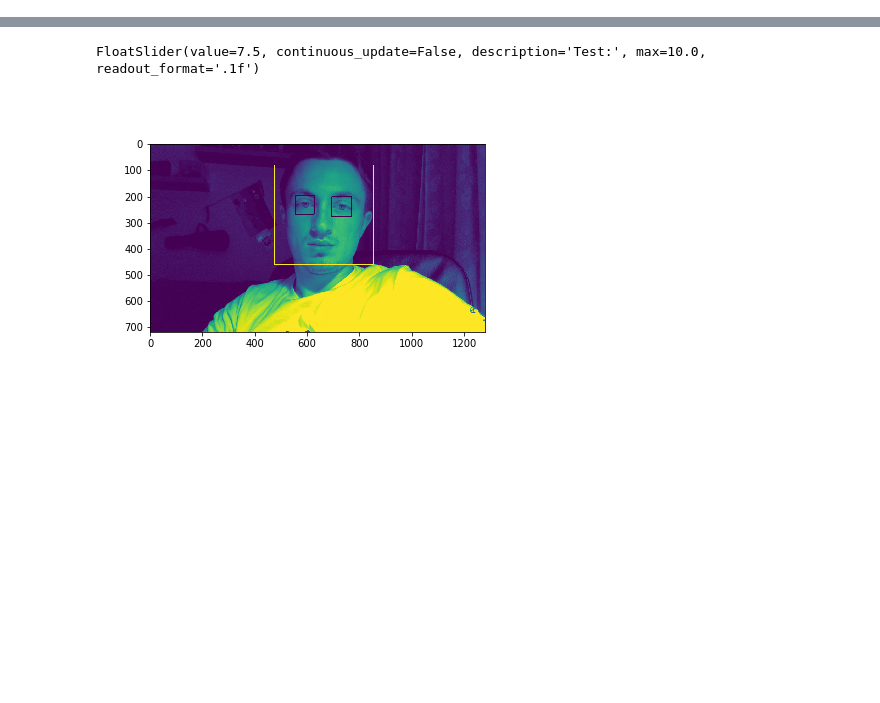
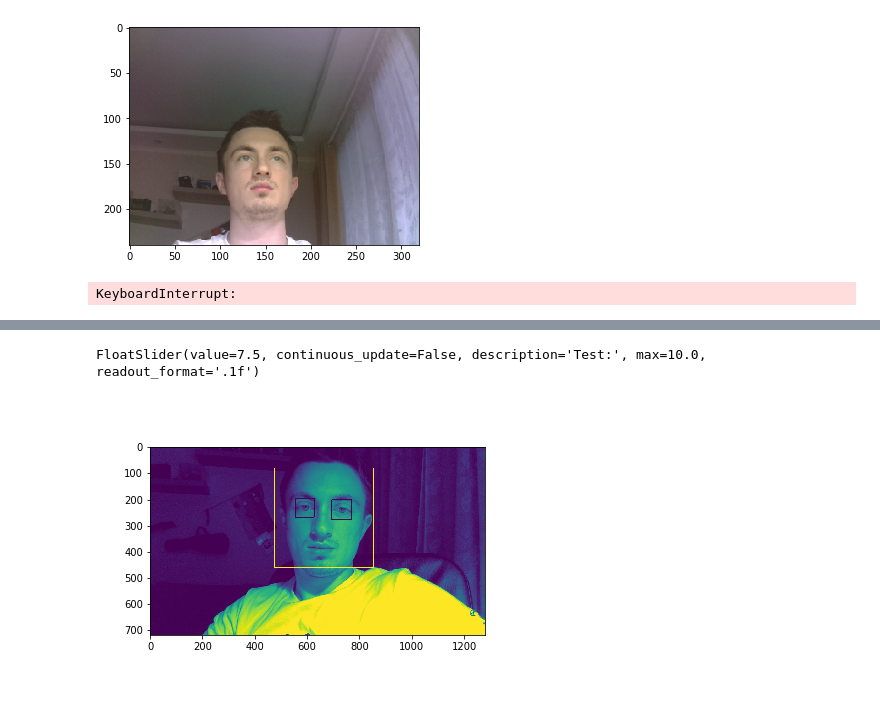
Before and after one commit to akarazeevprojects/ComputerVision, a Jupyter notebook: Untitled.ipynb, the cells around one changed output, grey strips where cells are left out. Saved outputs shown, nothing was run; the diff lists cells and outputs as text; code cells hidden in the pictures; blank space fills up the shorter version.

```diff
--- a/Untitled.ipynb
+++ b/Untitled.ipynb
@@ -12,3 +44,36 @@ plt.show()
+# %%
+import time
+import picamera
+import numpy as np
+
+with picamera.PiCamera() as camera:
+    camera.resolution = (320, 240)
+    camera.framerate = 24
+    time.sleep(1)
+    output = np.empty((240, 320, 3), dtype=np.uint8)
+    camera.capture(output, 'rgb')
+# %%
+%matplotlib inline
+import matplotlib.pyplot as plt
+
+from IPython import display
+import os
+import numpy as np
+
+with picamera.PiCamera() as camera:
+    camera.resolution = (320, 240)
+    camera.framerate = 24
+    while True:
+        time.sleep(0.1)
+        output = np.empty((240, 320, 3), dtype=np.uint8)
+        camera.capture(output, 'rgb')
+
+        plt.imshow(output)
+        display.clear_output(wait=True)
+        plt.pause(0.1)    # the pause time is = 1 / framerate
+# %% [output]
+[figure, added]
+KeyboardInterrupt:
 # %%
 import numpy as np
 import cv2 as cv
```
Also changed, not shown: parts of 5 cells of this notebook, 1 other file.
